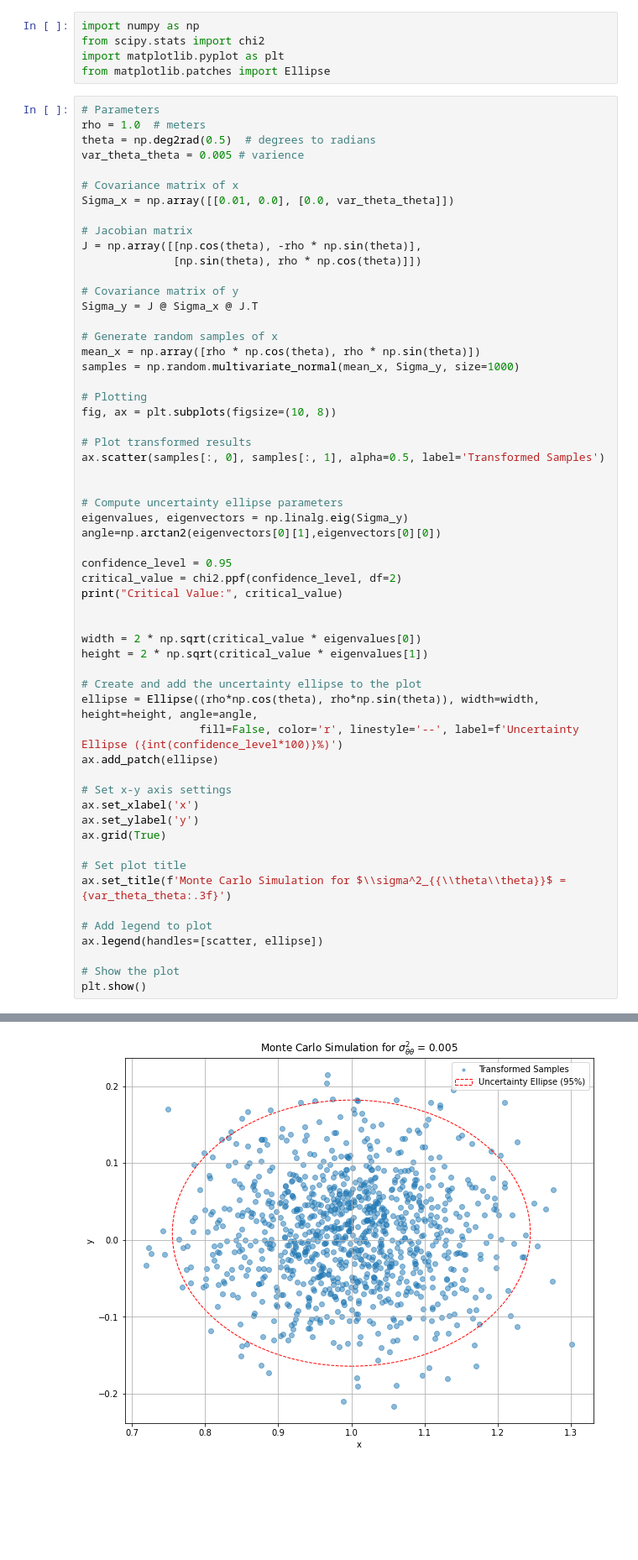
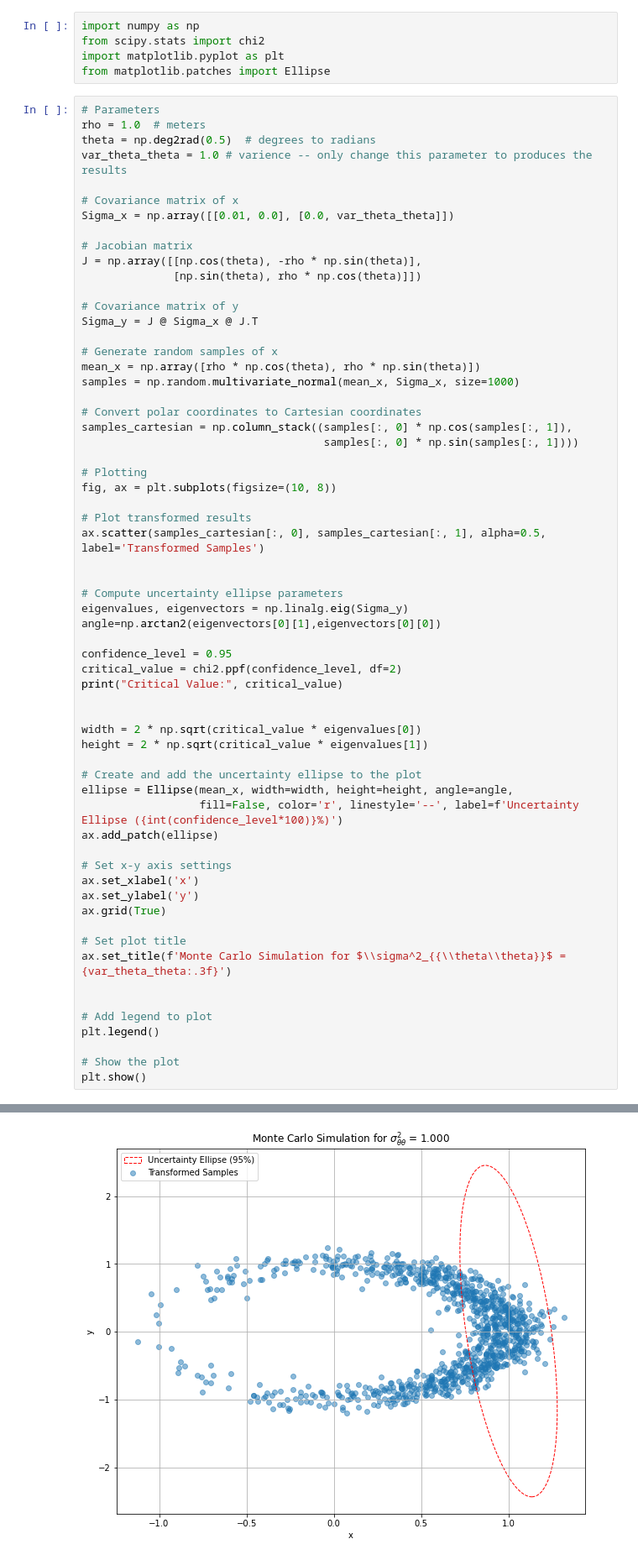
Before and after one commit to abtabrizi/State-Estimation, a Jupyter notebook: A1/Part_F.ipynb, the cells around one changed output, grey strips where cells are left out. Shown: that part at 84% size. Drawn from its saved outputs; the diff is of its cells as text; blank space fills up the shorter version.

```diff
--- a/A1/Part_F.ipynb
+++ b/A1/Part_F.ipynb
@@ -7,7 +7,7 @@ from matplotlib.patches import Ellipse
 # Parameters
 rho = 1.0  # meters
 theta = np.deg2rad(0.5)  # degrees to radians
-var_theta_theta = 0.005 # varience
+var_theta_theta = 1.0 # varience -- only change this parameter to produces the results
 
 # Covariance matrix of x
 Sigma_x = np.array([[0.01, 0.0], [0.0, var_theta_theta]])
@@ -21,45 +21,50 @@ Sigma_y = J @ Sigma_x @ J.T
 
 # Generate random samples of x
 mean_x = np.array([rho * np.cos(theta), rho * np.sin(theta)])
-samples = np.random.multivariate_normal(mean_x, Sigma_y, size=1000)
+samples = np.random.multivariate_normal(mean_x, Sigma_x, size=1000)
+
+# Convert polar coordinates to Cartesian coordinates
+samples_cartesian = np.column_stack((samples[:, 0] * np.cos(samples[:, 1]),
+                                     samples[:, 0] * np.sin(samples[:, 1])))
 
 # Plotting
 fig, ax = plt.subplots(figsize=(10, 8))
 
 # Plot transformed results
-ax.scatter(samples[:, 0], samples[:, 1], alpha=0.5, label='Transformed Samples')
+ax.scatter(samples_cartesian[:, 0], samples_cartesian[:, 1], alpha=0.5, label='Transformed Samples')
 
 
 # Compute uncertainty ellipse parameters
 eigenvalues, eigenvectors = np.linalg.eig(Sigma_y)
 angle=np.arctan2(eigenvectors[0][1],eigenvectors[0][0])
 
 confidence_level = 0.95
 critical_value = chi2.ppf(confidence_level, df=2)
 print("Critical Value:", critical_value)
 
 
 width = 2 * np.sqrt(critical_value * eigenvalues[0])
 height = 2 * np.sqrt(critical_value * eigenvalues[1])
 
 # Create and add the uncertainty ellipse to the plot
-ellipse = Ellipse((rho*np.cos(theta), rho*np.sin(theta)), width=width, height=height, angle=angle,
+ellipse = Ellipse(mean_x, width=width, height=height, angle=angle,
                   fill=False, color='r', linestyle='--', label=f'Uncertainty Ellipse ({int(confidence_level*100)}%)')
 ax.add_patch(ellipse)
 
 # Set x-y axis settings
 ax.set_xlabel('x')
 ax.set_ylabel('y')
 ax.grid(True)
 
 # Set plot title
 ax.set_title(f'Monte Carlo Simulation for $\\sigma^2_{{\\theta\\theta}}$ = {var_theta_theta:.3f}')
 
+
 # Add legend to plot
-ax.legend(handles=[scatter, ellipse])
+plt.legend()
 
 # Show the plot
 plt.show()
 # %% [output]
 Critical Value: 5.991464547107979
-[figure, old version]
+[figure, new version]
```
